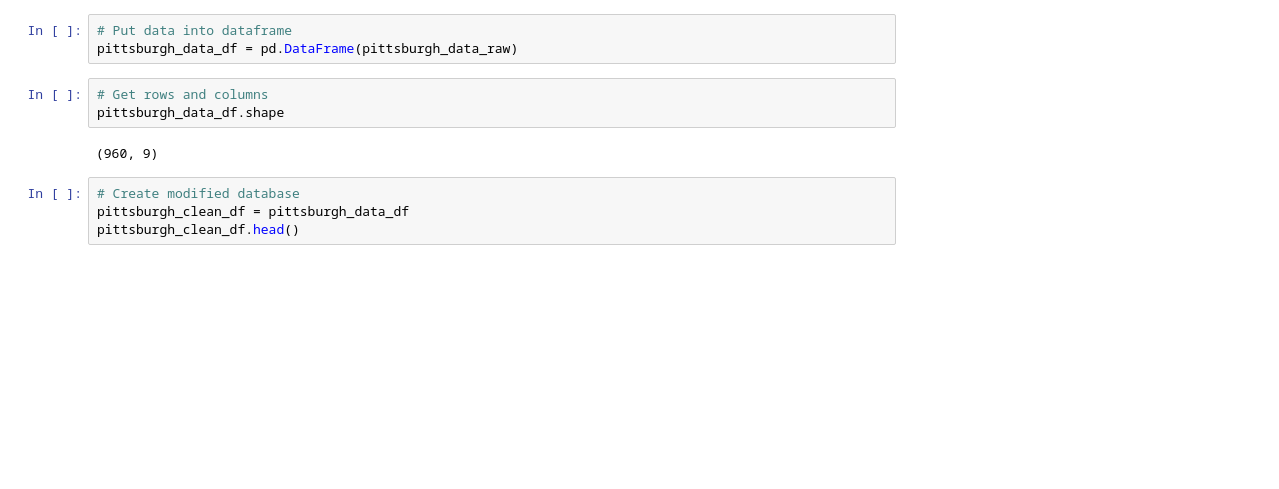
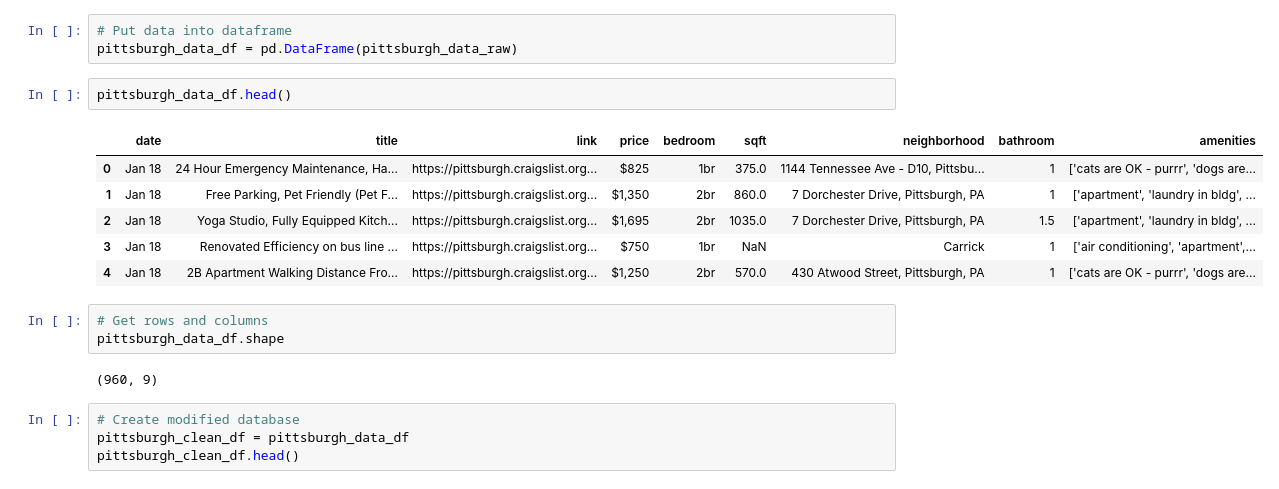
Before and after one commit to icycake7/main, a Jupyter notebook: First Segment Rubric - Clean/pittsburgh_data_clean.ipynb, the cells around one changed output. Drawn from its saved outputs; the diff is of its cells as text; blank space fills up the shorter version.

```diff
--- a/First Segment Rubric - Clean/pittsburgh_data_clean.ipynb
+++ b/First Segment Rubric - Clean/pittsburgh_data_clean.ipynb
@@ -24,6 +24,15 @@ pittsburgh_data_raw.head()
 # %%
 # Put data into dataframe
 pittsburgh_data_df = pd.DataFrame(pittsburgh_data_raw)
+# %%
+pittsburgh_data_df.head()
+# %% [output]
+|  | date | title | link | price | bedroom | sqft | neighborhood | bathroom | amenities |
+| 0 | Jan 18 | 24 Hour Emergency Maintenance, Ha... | https://pittsburgh.craigslist.org... | $825 | 1br | 375.0 | 1144 Tennessee Ave - D10, Pittsbu... | 1 | ['cats are OK - purrr', 'dogs are... |
+| 1 | Jan 18 | Free Parking, Pet Friendly (Pet F... | https://pittsburgh.craigslist.org... | $1,350 | 2br | 860.0 | 7 Dorchester Drive, Pittsburgh, PA | 1 | ['apartment', 'laundry in bldg', ... |
+| 2 | Jan 18 | Yoga Studio, Fully Equipped Kitch... | https://pittsburgh.craigslist.org... | $1,695 | 2br | 1035.0 | 7 Dorchester Drive, Pittsburgh, PA | 1.5 | ['apartment', 'laundry in bldg', ... |
+| 3 | Jan 18 | Renovated Efficiency on bus line ... | https://pittsburgh.craigslist.org... | $750 | 1br | NaN | Carrick | 1 | ['air conditioning', 'apartment',... |
+| 4 | Jan 18 | 2B Apartment Walking Distance Fro... | https://pittsburgh.craigslist.org... | $1,250 | 2br | 570.0 | 430 Atwood Street, Pittsburgh, PA | 1 | ['cats are OK - purrr', 'dogs are... |
 # %%
 # Get rows and columns
 pittsburgh_data_df.shape
```
Also changed, not shown: parts of 33 cells of this notebook, 1 other file.
